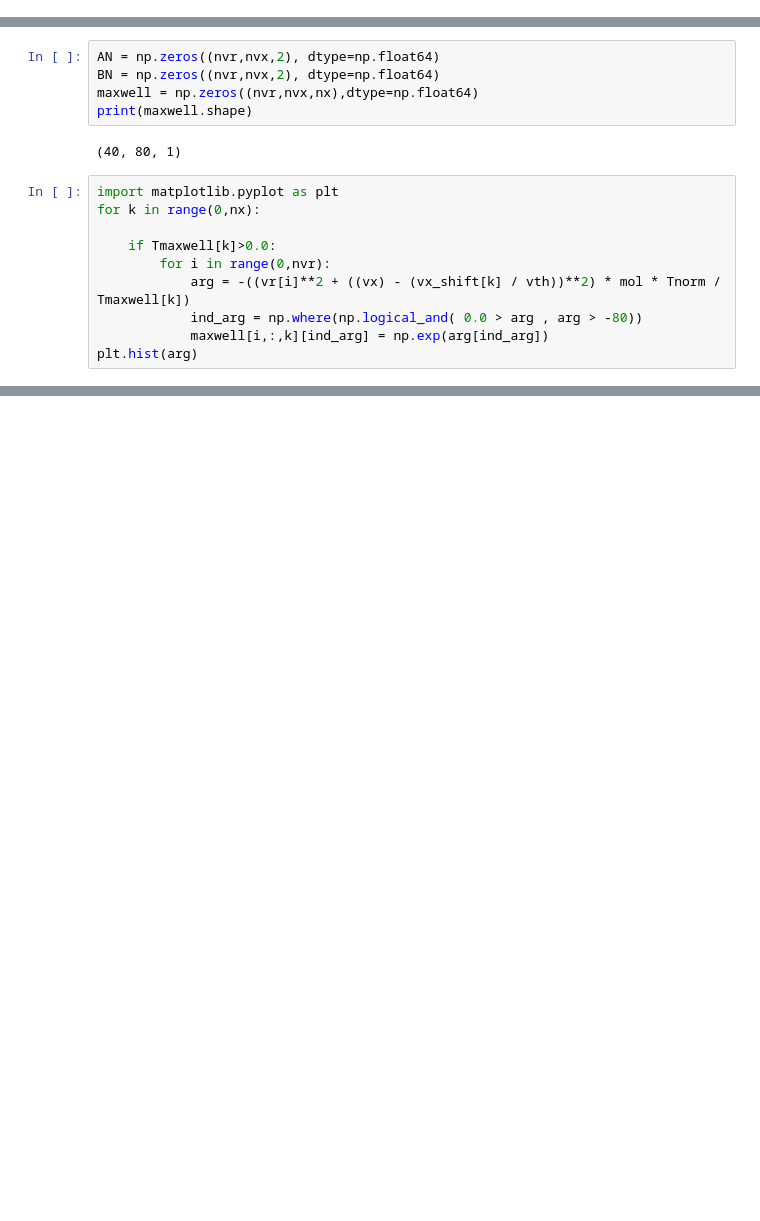
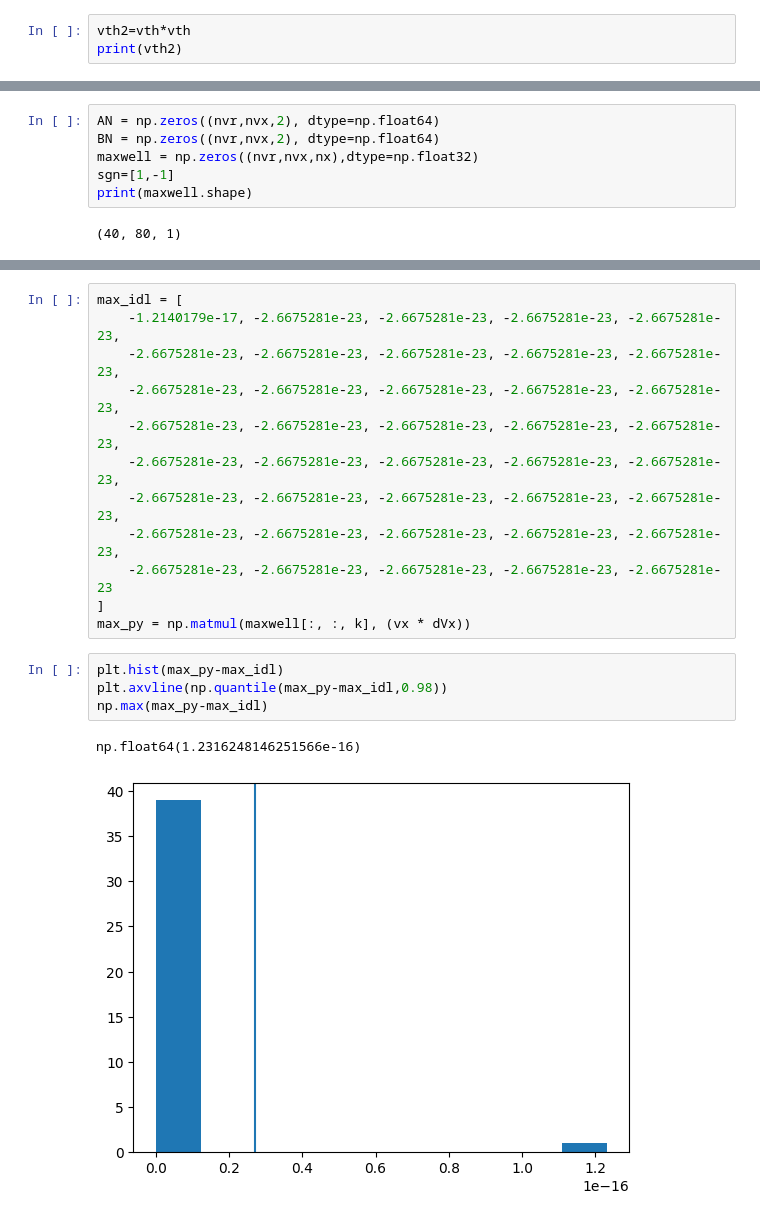
Before and after one commit to W-M-plasma-group/KN1DPy, a Jupyter notebook: draft_create_shifted_maxwellian_include.ipynb, the cells around one changed output, grey strips where cells are left out. Cells and saved outputs as stored; diff of their text form; blank space fills up the shorter version.

Commit message:
Update: draft_create_shifted_maxwellian.ipynb

```diff
--- a/draft_create_shifted_maxwellian_include.ipynb
+++ b/draft_create_shifted_maxwellian_include.ipynb
@@ -56,0 +189,3 @@ vth=np.sqrt(2*q*Tnorm/(mu*mH))
+# %%
+vth2=vth*vth
+print(vth2)
@@ -57,17 +194,8 @@ vth=np.sqrt(2*q*Tnorm/(mu*mH))
 # %%
 AN = np.zeros((nvr,nvx,2), dtype=np.float64)
 BN = np.zeros((nvr,nvx,2), dtype=np.float64)
-maxwell = np.zeros((nvr,nvx,nx),dtype=np.float64)
+maxwell = np.zeros((nvr,nvx,nx),dtype=np.float32)
+sgn=[1,-1]
 print(maxwell.shape)
 # %% [output]
 (40, 80, 1)
-# %%
-import matplotlib.pyplot as plt
-for k in range(0,nx):
-
-    if Tmaxwell[k]>0.0:
-        for i in range(0,nvr):
-            arg = -((vr[i]**2 + ((vx) - (vx_shift[k] / vth))**2) * mol * Tnorm / Tmaxwell[k])
-            ind_arg = np.where(np.logical_and( 0.0 > arg , arg > -80))
-            maxwell[i,:,k][ind_arg] = np.exp(arg[ind_arg])
-plt.hist(arg)
@@ -81,0 +449,19 @@ plt.hist(arg)
+# %%
+max_idl = [
+    -1.2140179e-17, -2.6675281e-23, -2.6675281e-23, -2.6675281e-23, -2.6675281e-23,
+    -2.6675281e-23, -2.6675281e-23, -2.6675281e-23, -2.6675281e-23, -2.6675281e-23,
+    -2.6675281e-23, -2.6675281e-23, -2.6675281e-23, -2.6675281e-23, -2.6675281e-23,
+    -2.6675281e-23, -2.6675281e-23, -2.6675281e-23, -2.6675281e-23, -2.6675281e-23,
+    -2.6675281e-23, -2.6675281e-23, -2.6675281e-23, -2.6675281e-23, -2.6675281e-23,
+    -2.6675281e-23, -2.6675281e-23, -2.6675281e-23, -2.6675281e-23, -2.6675281e-23,
+    -2.6675281e-23, -2.6675281e-23, -2.6675281e-23, -2.6675281e-23, -2.6675281e-23,
+    -2.6675281e-23, -2.6675281e-23, -2.6675281e-23, -2.6675281e-23, -2.6675281e-23
+]
+max_py = np.matmul(maxwell[:, :, k], (vx * dVx))
+# %%
+plt.hist(max_py-max_idl)
+plt.axvline(np.quantile(max_py-max_idl,0.98))
+np.max(max_py-max_idl)
+# %% [output]
+np.float64(1.2316248146251566e-16)
+[figure, added]
```
Also changed, not shown: parts of 57 cells of this notebook, 12 other files.
